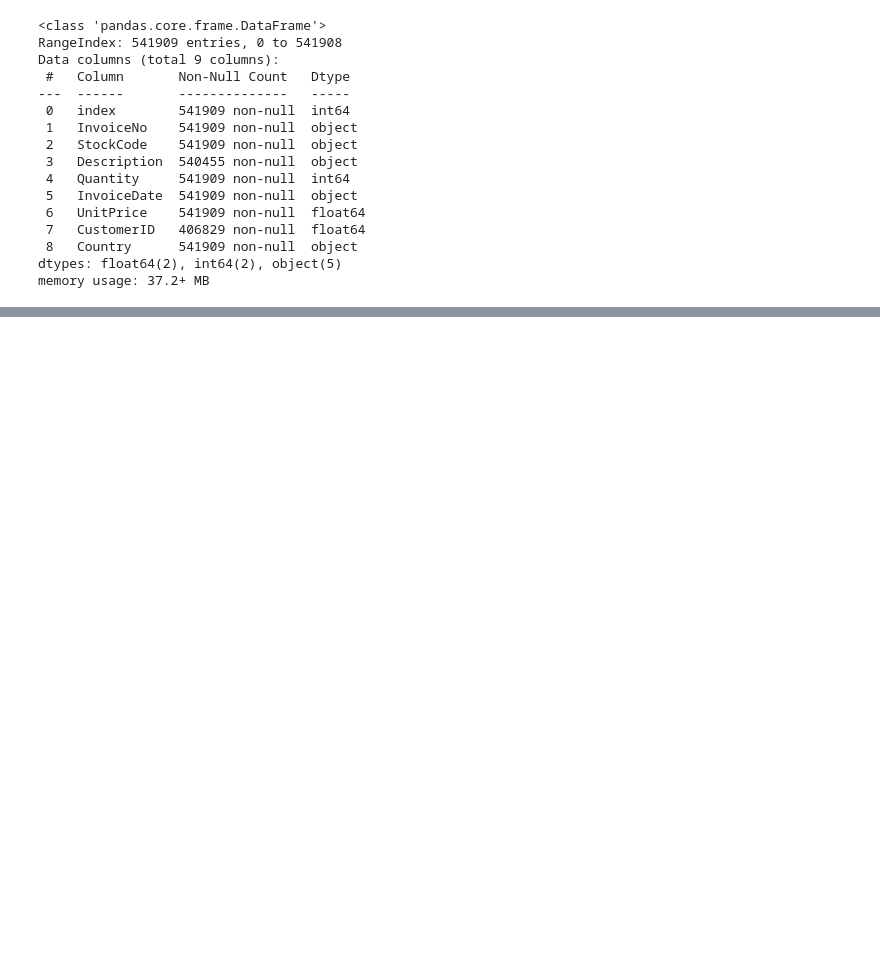
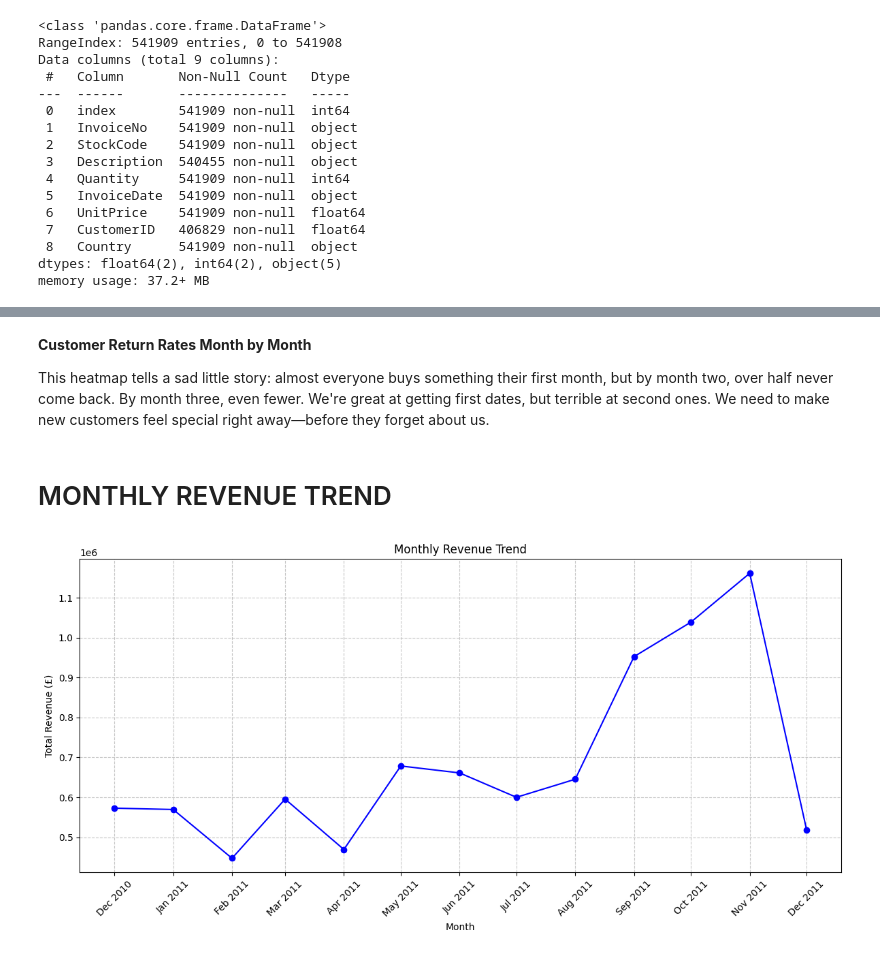
Before and after one commit to Isha8602/Online-Retail-Customer-Behavior-Analytics-A-Power-BI-Dashboard-Project, a Jupyter notebook: Online_Retails_analysis.ipynb, the cells around one changed output, grey strips where cells are left out. Cells and saved outputs as stored; diff of their text form; code cells hidden in the pictures; blank space fills up the shorter version.

```diff
--- a/Online_Retails_analysis.ipynb
+++ b/Online_Retails_analysis.ipynb
@@ -181,0 +235,30 @@ dtype: int64
+# %% [markdown]
+**Customer Return Rates Month by Month**
+
+This heatmap tells a sad little story: almost everyone buys something their first month, but by month two, over half never come back. By month three, even fewer. We're great at getting first dates, but terrible at second ones. We need to make new customers feel special right away—before they forget about us.
+# %% [markdown]
+# MONTHLY REVENUE TREND
+# %%
+df_clean['YearMonth'] = df_clean['InvoiceDateTime'].dt.to_period('M')
+# %%
+monthly_revenue = df_clean.groupby('YearMonth')['TotalPrice'].sum().reset_index()
+# %%
+monthly_revenue['YearMonth'] = monthly_revenue['YearMonth'].dt.start_time
+# %%
+plt.figure(figsize=(12,6))
+plt.plot(monthly_revenue['YearMonth'], monthly_revenue['TotalPrice'],
+         marker='o', linestyle='-', color='b')
+# Format x-axis: abbreviated month and year
+ax = plt.gca()  # get current axis
+ax.xaxis.set_major_formatter(mdates.DateFormatter('%b %Y'))
+ax.xaxis.set_major_locator(mdates.MonthLocator())  # show every month
+
+plt.title('Monthly Revenue Trend')
+plt.xlabel('Month')
+plt.ylabel('Total Revenue (£)')
+plt.xticks(rotation=45)
+plt.grid(True, linestyle='--', alpha=0.7)
+plt.tight_layout()
+plt.show()
+# %% [output]
+[figure, added]
```
Also changed, not shown: parts of 39 cells of this notebook.
